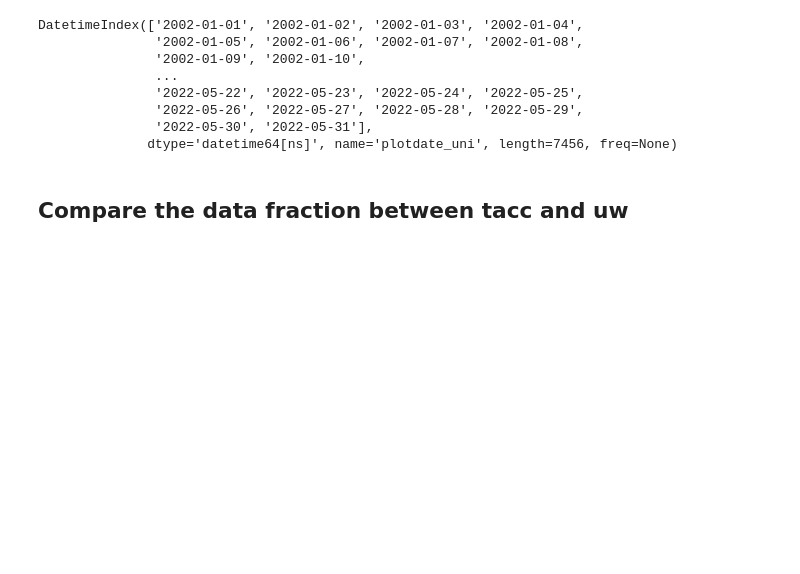
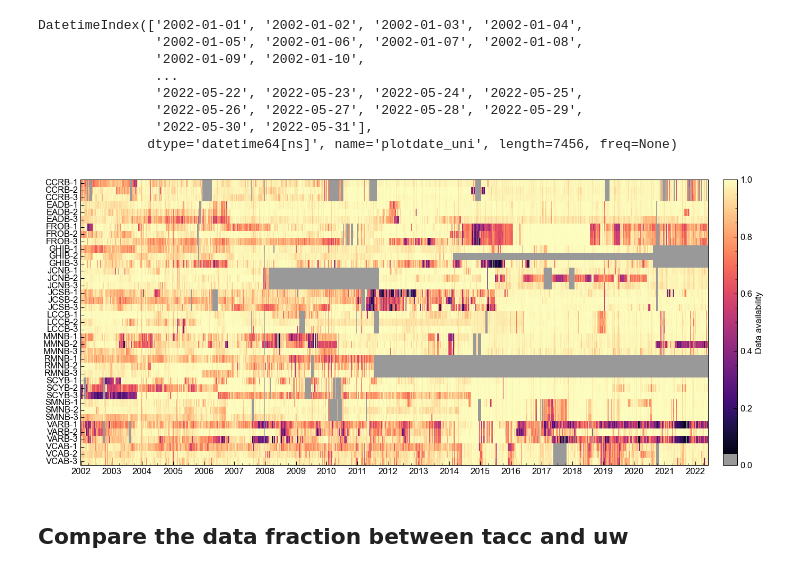
Before and after one commit to kura-okubo/SeisMonitoring_Paper, a Jupyter notebook: Post/DataAvailability/plot_DataAvailability_BP.ipynb, the cells around one changed output. Saved outputs shown, nothing was run; the diff lists cells and outputs as text; code cells hidden in the pictures; blank space fills up the shorter version.

```diff
--- a/Post/DataAvailability/plot_DataAvailability_BP.ipynb
+++ b/Post/DataAvailability/plot_DataAvailability_BP.ipynb
@@ -55,7 +59,7 @@ figdir = "./figure_DataAvailability_BP"
 if not os.path.exists(figdir):
     os.makedirs(figdir)
 # %%
-datacase = "rawseismicdata" #"rawseismicdata" #"seisremoveeq"
+datacase = "seisremoveeq" #"rawseismicdata" #"seisremoveeq"
 csv_file = f"./csv_dataavailability_uw/dataavailability_{datacase}_uw_2002-2022.csv"
 datatype = csv_file.split('/')[-1][:-4]
 df_origin = pd.read_csv(csv_file)
@@ -199,38 +203,42 @@ cmap1 = sns.color_palette("magma", as_cmap=True)
 cmap1._lut[0:10] = np.array([ 0.6, 0.6,  0.6,  1.0])
 
 # plot heatmap
-h = sns.heatmap(df_plt, linewidth = 0, edgecolor="black", cmap=cmap1, ax=ax, vmin = vmin, vmax=vmax, cbar=False)
+h = sns.heatmap(df_plt, linewidth = 0, edgecolor="black", cmap=cmap1, ax=ax, vmin = vmin, vmax=vmax, cbar=False, rasterized=True)
 
 # decorate figure
 ax.set_xticks(xticks, minor=False)
 ax.set_xticks(xminorticks, minor=True)
 ax.set_xticklabels(labels=xlabels, rotation=0, ha='center')
 
 ax.set_yticks(np.linspace(h.axes.get_yticks()[0], h.axes.get_yticks()[-1], len(df_plt)))
 ylabels = [x.split(".")[1] for x in df_plt.index]
 ax.set_yticklabels(ylabels)
 
 # ax.tick_params(direction="in", width=1.0)
 ax.set_xlabel(None)
 ax.set_ylabel(None)
 
 ax.tick_params(axis='x', which='minor', bottom=True)
 ax.tick_params(axis='y', which='minor', left=False)
 
 # show box outline
 for _, spine in ax.spines.items():
     spine.set_visible(True)
 
 plt.tight_layout()
 
 plt.rcParams["ytick.minor.visible"] = True
 
 cax.set_axis_off()
 norm = mpl.colors.Normalize(vmin=vmin, vmax=vmax)
 cbar1=fig.colorbar(mpl.cm.ScalarMappable(norm=norm, cmap=cmap1), ax=cax, orientation="vertical", fraction=1.3, pad=0.0)
 cbar1.set_label('Data availability', color="k")
 
 plt.savefig(figdir+"/DataAvailability_{}.png".format(datacase), format="png", dpi=150)
+
+plt.savefig(figdir+"/DataAvailability_{}.eps".format(datacase), format="eps")
+# %% [output]
+[figure, added]
 # %% [markdown]
 ## Compare the data fraction between tacc and uw
 # %%
```
Also changed, not shown: parts of 7 cells of this notebook.
